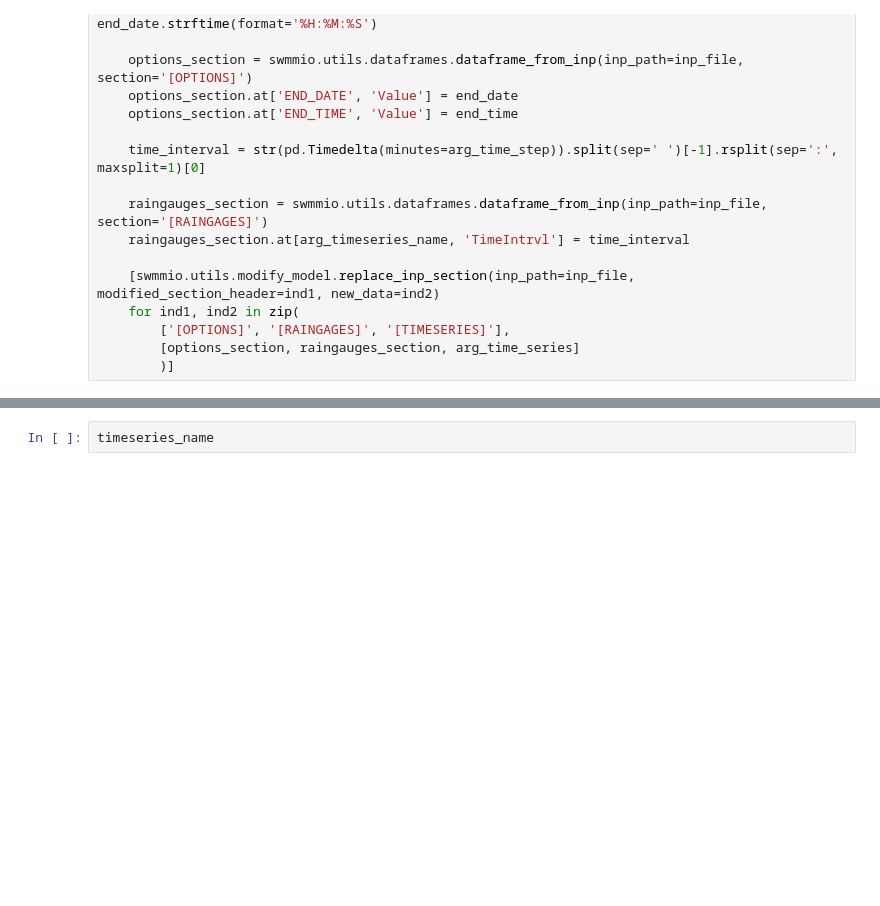
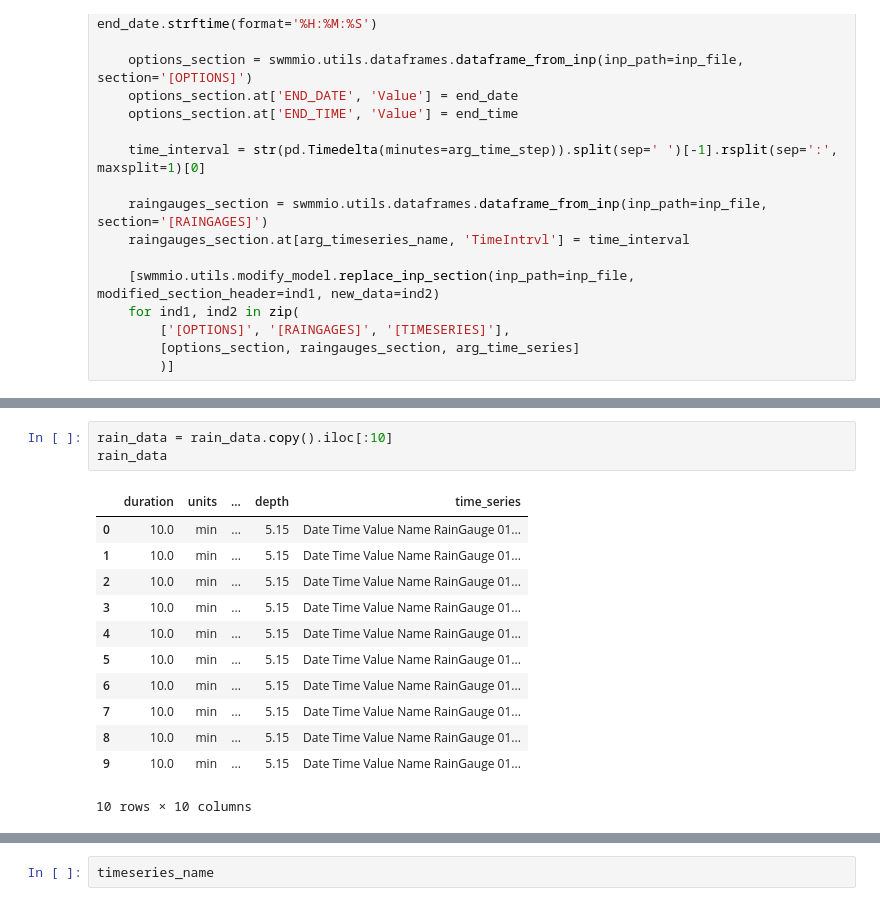
Before and after one commit to Holger-Paxi/Flood_Estimation, a Jupyter notebook: Assignment_3__1st.ipynb, the cells around one changed output, grey strips where cells are left out. Saved outputs shown, nothing was run; the diff lists cells and outputs as text; blank space fills up the shorter version.

```diff
--- a/Assignment_3__1st.ipynb
+++ b/Assignment_3__1st.ipynb
@@ -817,0 +839,16 @@ break
+# %%
+rain_data = rain_data.copy().iloc[:10]
+rain_data
+# %% [output]
+|  | duration | units | ... | depth | time_series |
+| 0 | 10.0 | min | ... | 5.15 | Date Time Value Name RainGauge 01... |
+| 1 | 10.0 | min | ... | 5.15 | Date Time Value Name RainGauge 01... |
+| 2 | 10.0 | min | ... | 5.15 | Date Time Value Name RainGauge 01... |
+| 3 | 10.0 | min | ... | 5.15 | Date Time Value Name RainGauge 01... |
+| 4 | 10.0 | min | ... | 5.15 | Date Time Value Name RainGauge 01... |
+| 5 | 10.0 | min | ... | 5.15 | Date Time Value Name RainGauge 01... |
+| 6 | 10.0 | min | ... | 5.15 | Date Time Value Name RainGauge 01... |
+| 7 | 10.0 | min | ... | 5.15 | Date Time Value Name RainGauge 01... |
+| 8 | 10.0 | min | ... | 5.15 | Date Time Value Name RainGauge 01... |
+| 9 | 10.0 | min | ... | 5.15 | Date Time Value Name RainGauge 01... |
+10 rows × 10 columns
```
Also changed, not shown: parts of 9 cells of this notebook.
